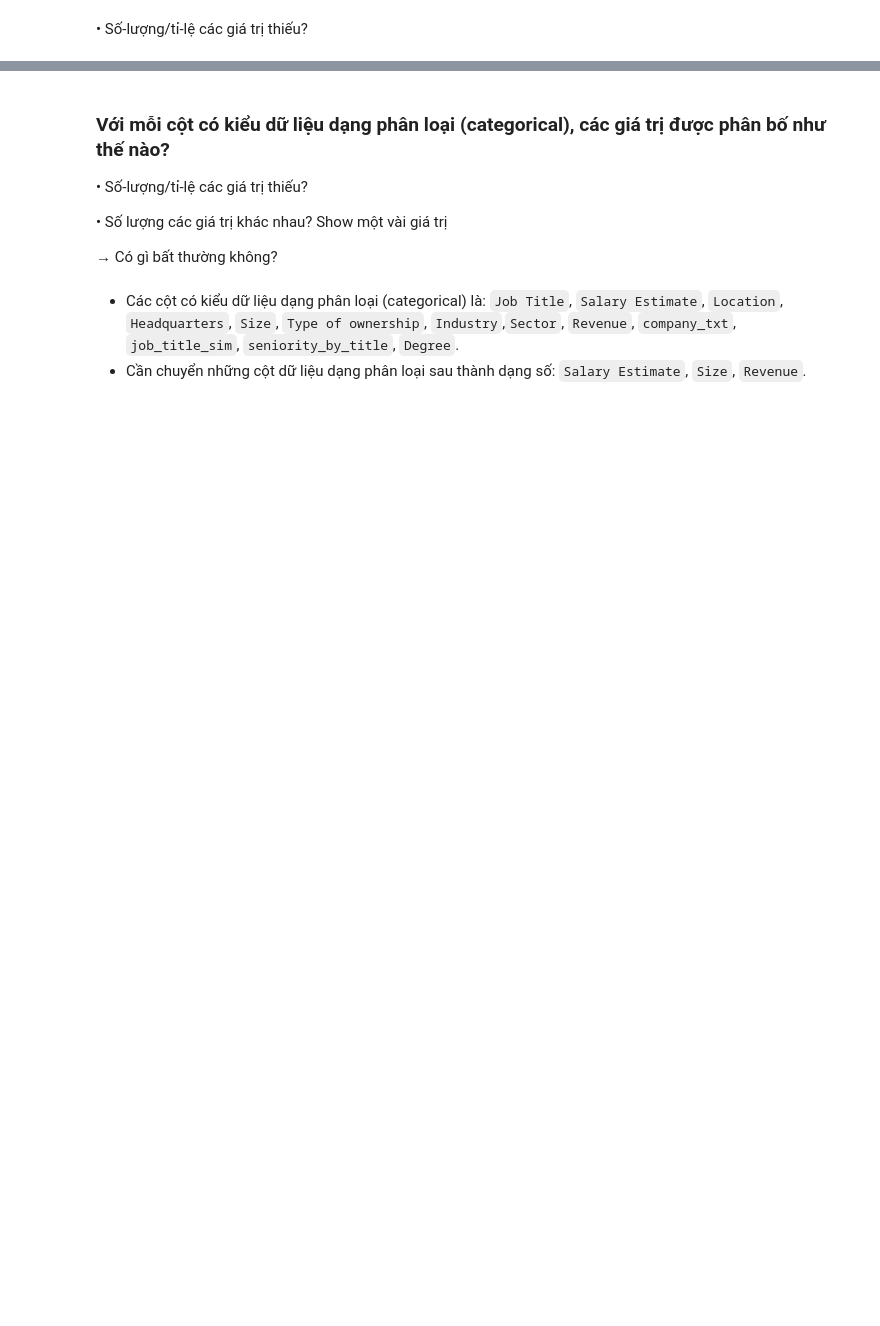
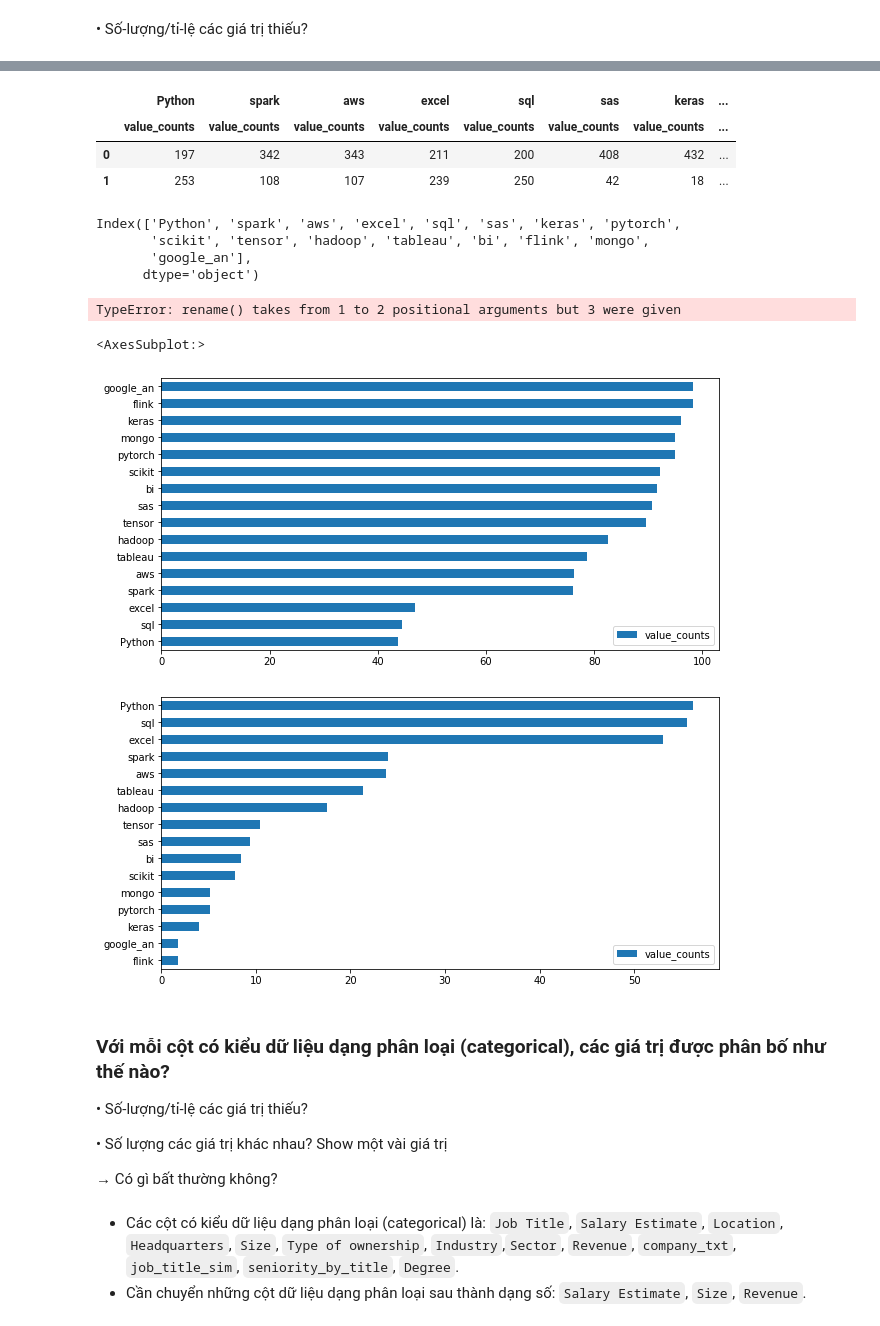
Before and after one commit to Ndthang01/P4DS_FinalProject, a Jupyter notebook: _project.ipynb, the cells around one changed output, grey strips where cells are left out. Saved outputs shown, nothing was run; the diff lists cells and outputs as text; code cells hidden in the pictures; blank space fills up the shorter version.

```diff
--- a/_project.ipynb
+++ b/_project.ipynb
@@ -247,0 +220,4 @@ Name: Avarage salary, Length: 450, dtype: float64
+# %%
+# So sánh hai cột "Avarage salary" và "Avg Salary(K)"
+s = project_dataframe['Avarage salary'] == project_dataframe["Avg Salary(K)"]
+s.all()
@@ -347,3 +334,9 @@ for i in col_name:
 # %%
 # số người biết, không biết kĩ năng nào đó
-skill_col_profile.agg([pd.Series.value_counts])
+df = skill_col_profile.agg([pd.Series.value_counts])
+df
+# %% [output]
+|  | Python | spark | aws | excel | sql | sas | keras | ... |
+|  | value_counts | value_counts | value_counts | value_counts | value_counts | value_counts | value_counts | ... |
+| 0 | 197 | 342 | 343 | 211 | 200 | 408 | 432 | ... |
+| 1 | 253 | 108 | 107 | 239 | 250 | 42 | 18 | ... |
@@ -352,3 +343,25 @@ skill_col_profile.agg([pd.Series.value_counts])
+# %%
+def count_percentile(s):
+    return s / s.sum() * 100
+df = df.apply(count_percentile,axis=0)
+# %%
+df.columns.droplevel(1)
+# %% [output]
+Index(['Python', 'spark', 'aws', 'excel', 'sql', 'sas', 'keras', 'pytorch',
+       'scikit', 'tensor', 'hadoop', 'tableau', 'bi', 'flink', 'mongo',
+       'google_an'],
+      dtype='object')
+# %%
+df.rename(df.columns,df.columns.droplevel(1))
+# %% [output]
+TypeError: rename() takes from 1 to 2 positional arguments but 3 were given
+# %%
+df.iloc[0].unstack(1).sort_values('value_counts').plot.barh(figsize=(10,5))
+df.iloc[1].unstack(1).sort_values('value_counts').plot.barh(figsize=(10,5))
+# %% [output]
+<AxesSubplot:>
+[figure, added]
+[figure, added]
 # %% [markdown]
 ### Với mỗi cột có kiểu dữ liệu dạng phân loại (categorical), các giá trị được phân bố như thế nào?
 • Số-lượng/tỉ-lệ các giá trị thiếu?
```
Also changed, not shown: parts of 24 cells of this notebook, 2 other files.
